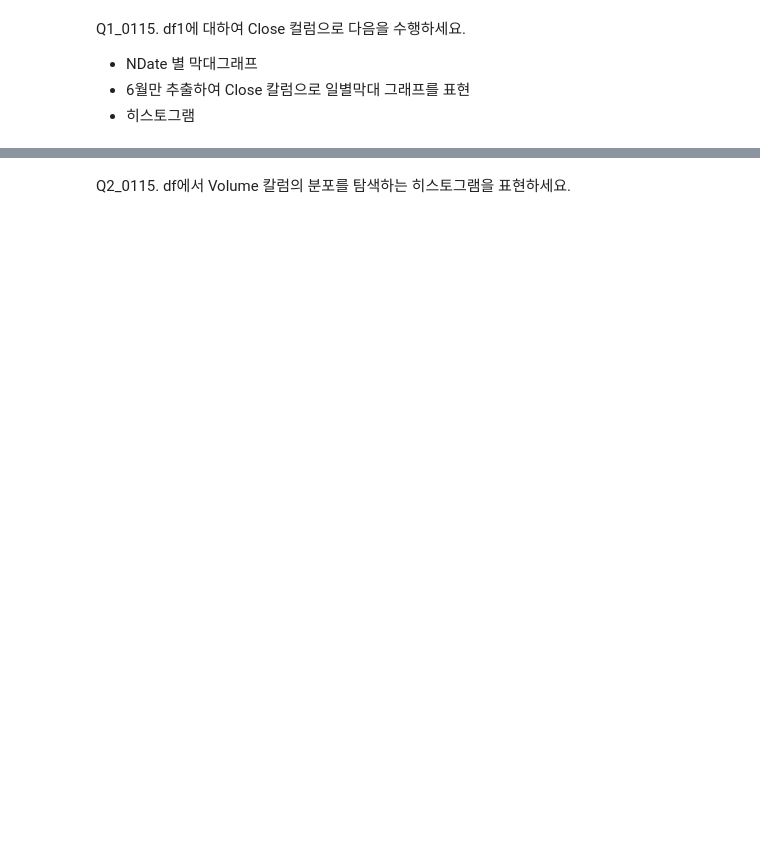
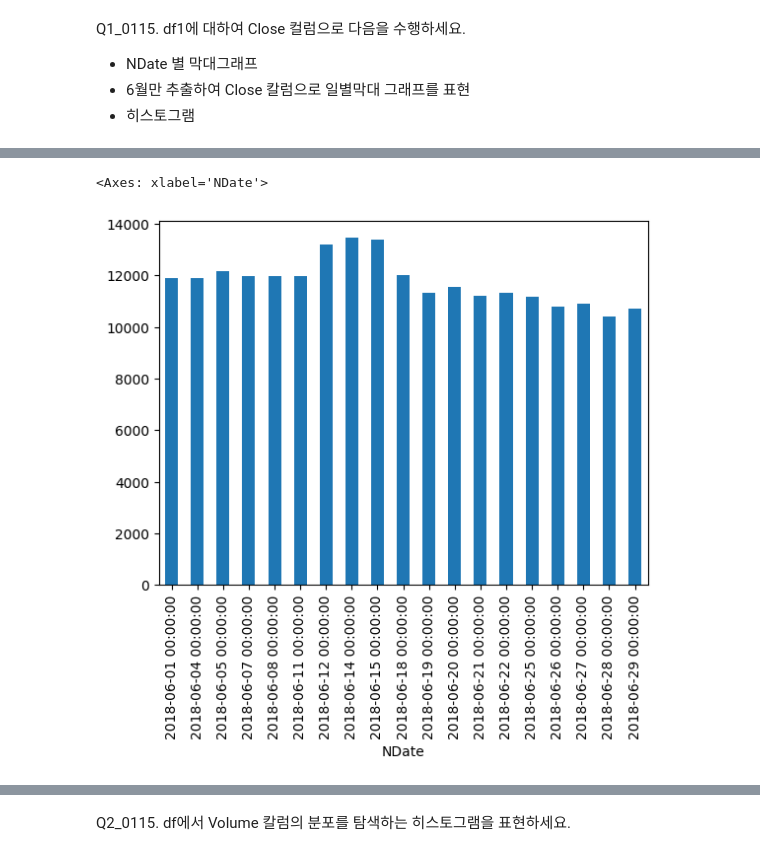
Before and after one commit to CrayonHanChan/kita_231026, a Jupyter notebook: m3_분석라이브러리/visualization/시각화1.ipynb, the cells around one changed output, grey strips where cells are left out. Drawn from its saved outputs; the diff is of its cells as text; code cells hidden in the pictures; blank space fills up the shorter version.

```diff
--- a/m3_분석라이브러리/visualization/시각화1.ipynb
+++ b/m3_분석라이브러리/visualization/시각화1.ipynb
@@ -103,0 +151,7 @@ Q1_0115. df1에 대하여 Close 컬럼으로 다음을 수행하세요.
+# %%
+# Q1_0115 솔루션
+# 6월만 추출하여 Close 칼럼으로 일별막대 그래프를 표현
+df1.loc['2018-6','Close'][::-1].plot(kind='bar')
+# %% [output]
+<Axes: xlabel='NDate'>
+[figure, added]
```
Also changed, not shown: parts of 75 cells of this notebook, 4 other files.
